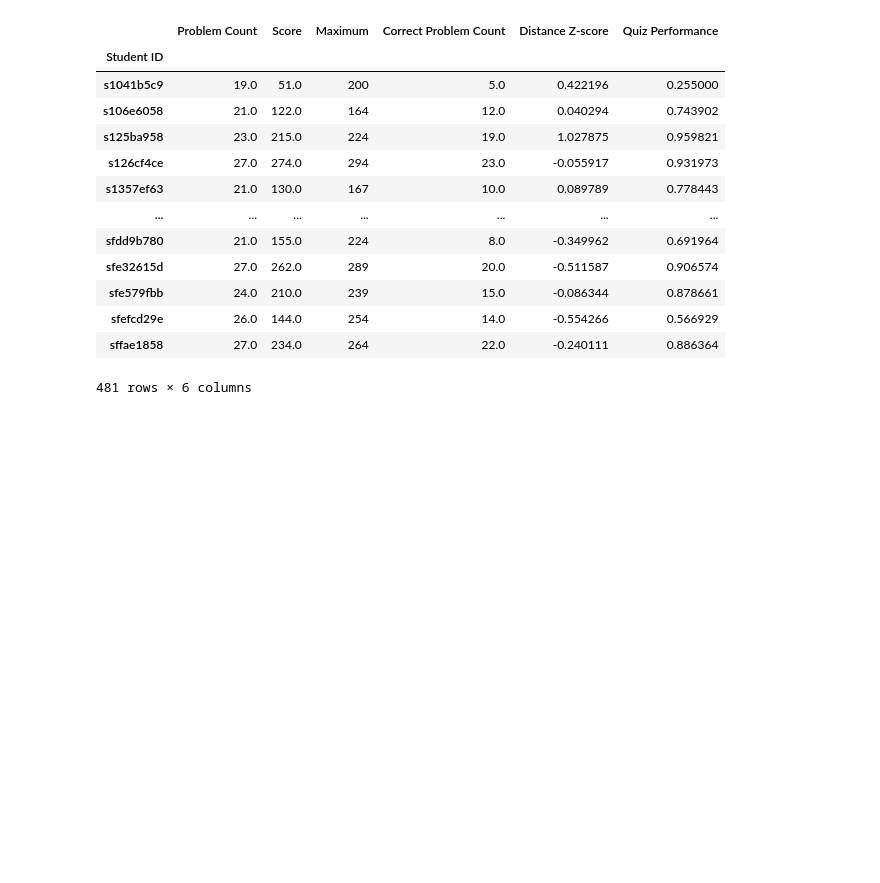
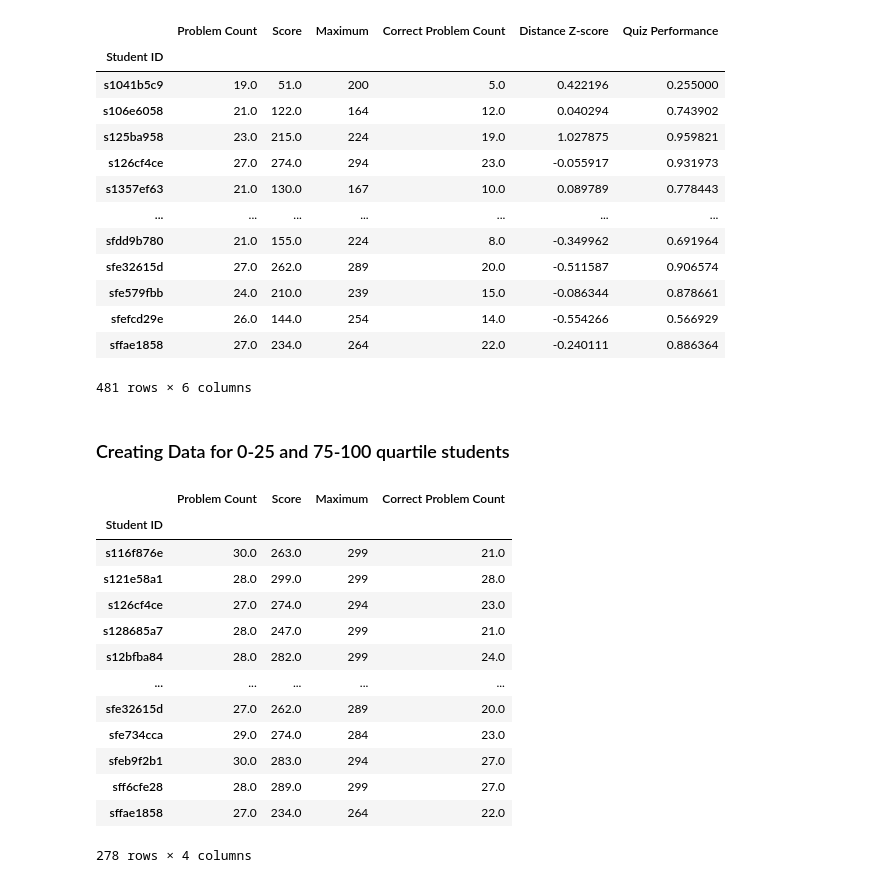
Before and after one commit to elijah-chou/HonorsThesis-CodeToAST, a Jupyter notebook: data-analysis/Total Questions and Total Correct Questions by Student.ipynb, the cells around one changed output. Saved outputs shown, nothing was run; the diff lists cells and outputs as text; code cells hidden in the pictures; blank space fills up the shorter version.

```diff
--- a/data-analysis/Total Questions and Total Correct Questions by Student.ipynb
+++ b/data-analysis/Total Questions and Total Correct Questions by Student.ipynb
@@ -305,3 +305,31 @@ final2
 481 rows × 6 columns
 # %%
 final2.to_csv("25-75QuartileStudentData.csv")
+# %% [markdown]
+### Creating Data for 0-25 and 75-100 quartile students
+# %%
+low_quart = students_sum[students_sum['Problem Count'] < 19]
+high_quart = students_sum[students_sum['Problem Count'] >= 27]
+# %%
+low_quart2 = low_quart.loc[:, ['Problem Count', 'Score', 'Maximum']]
+high_quart2 = high_quart.loc[:, ['Problem Count', 'Score', 'Maximum']]
+# %%
+f_low_quart = low_quart2.join(f_sum_problems)
+f_high_quart = high_quart2.join(f_sum_problems)
+# %%
+f_high_quart
+# %% [output]
+|  | Problem Count | Score | Maximum | Correct Problem Count |
+| Student ID |  |  |  |  |
+| s116f876e | 30.0 | 263.0 | 299 | 21.0 |
+| s121e58a1 | 28.0 | 299.0 | 299 | 28.0 |
+| s126cf4ce | 27.0 | 274.0 | 294 | 23.0 |
+| s128685a7 | 28.0 | 247.0 | 299 | 21.0 |
+| s12bfba84 | 28.0 | 282.0 | 299 | 24.0 |
+| ... | ... | ... | ... | ... |
+| sfe32615d | 27.0 | 262.0 | 289 | 20.0 |
+| sfe734cca | 29.0 | 274.0 | 284 | 23.0 |
+| sfeb9f2b1 | 30.0 | 283.0 | 294 | 27.0 |
+| sff6cfe28 | 28.0 | 289.0 | 299 | 27.0 |
+| sffae1858 | 27.0 | 234.0 | 264 | 22.0 |
+278 rows × 4 columns
```
Also changed, not shown: parts of 8 cells of this notebook, 2 other files.
